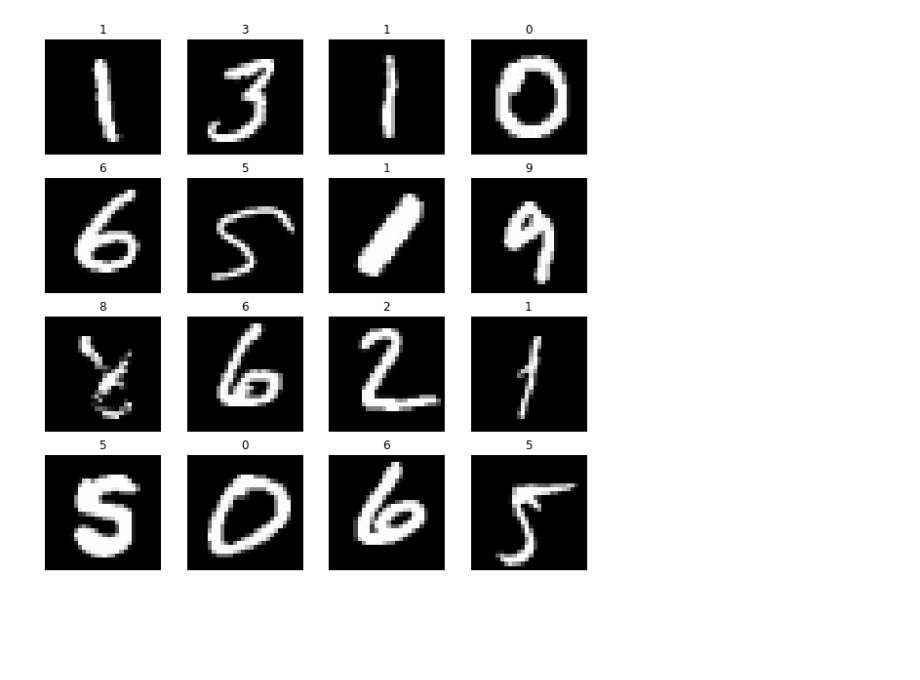
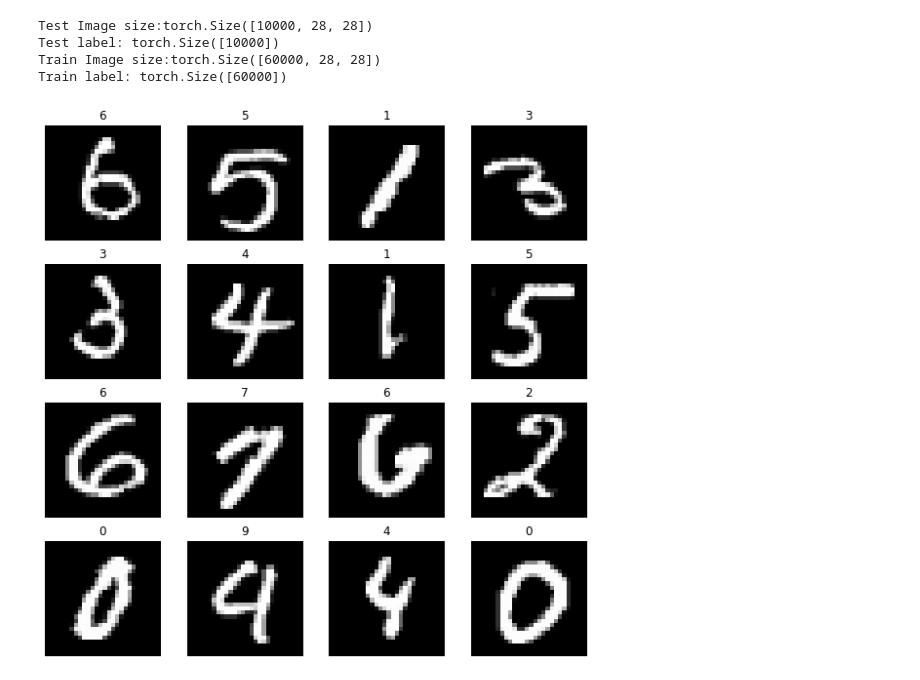
Before and after one commit to Panas18/Mnist-Handwritten, a Jupyter notebook: mnist-handwriting.ipynb, the cells around one changed output. Cells and saved outputs as stored; diff of their text form; code cells hidden in the pictures; blank space fills up the shorter version.

```diff
--- a/mnist-handwriting.ipynb
+++ b/mnist-handwriting.ipynb
@@ -4,26 +4,37 @@ import idx2numpy
 import matplotlib.pyplot as plt
 import random
 # %%
-train_data = 'mnistdata/train-images.idx3-ubyte'
-train_label = 'mnistdata/train-labels.idx1-ubyte'
-train_data = idx2numpy.convert_from_file(train_data)
-train_label = idx2numpy.convert_from_file(train_label)
+train_data = idx2numpy.convert_from_file('mnistdata/train-images.idx3-ubyte')
+train_label = idx2numpy.convert_from_file('mnistdata/train-labels.idx1-ubyte')
 
-test_data = 'mnistdata/t10k-images.idx3-ubyte'
-test_label = 'mnistdata/t10k-labels.idx1-ubyte'
-test_data = idx2numpy.convert_from_file(test_data)
-test_label = idx2numpy.convert_from_file(test_label)
+test_data = idx2numpy.convert_from_file('mnistdata/t10k-images.idx3-ubyte')
+test_label = idx2numpy.convert_from_file('mnistdata/t10k-labels.idx1-ubyte')
+
+train_data = torch.as_tensor(train_data, dtype=torch.float32)
+test_data = torch.as_tensor(test_data, dtype=torch.float32)
+train_label = torch.as_tensor(train_label, dtype=torch.int64)
+test_label = torch.as_tensor(test_label, dtype=torch.int64)
+# %%
+print(f"Test Image size:{test_data.shape}")
+print(f"Test label: {test_label.shape}")
+print(f"Train Image size:{train_data.shape}")
+print(f"Train label: {train_label.shape}")
+# %% [output]
+Test Image size:torch.Size([10000, 28, 28])
+Test label: torch.Size([10000])
+Train Image size:torch.Size([60000, 28, 28])
+Train label: torch.Size([60000])
 # %%
 row, col = 4, 4
 figure = plt.figure(figsize=(10,10))
 
 for i in range(1, row*col +1):
-    index = random.randint(1, len(test_data))
-    image = test_data[index]
-    label = test_label[index]
+    index = random.randint(1, len(train_data))
+    image = train_data[index]
+    label = train_label[index].item()
     figure.add_subplot(col, row, i)
     plt.title(label)
     plt.axis('off')
     plt.imshow(image, cmap='gray')
 # %% [output]
-[figure, old version]
+[figure, new version]
```
Also changed, not shown: parts of 9 cells of this notebook.
